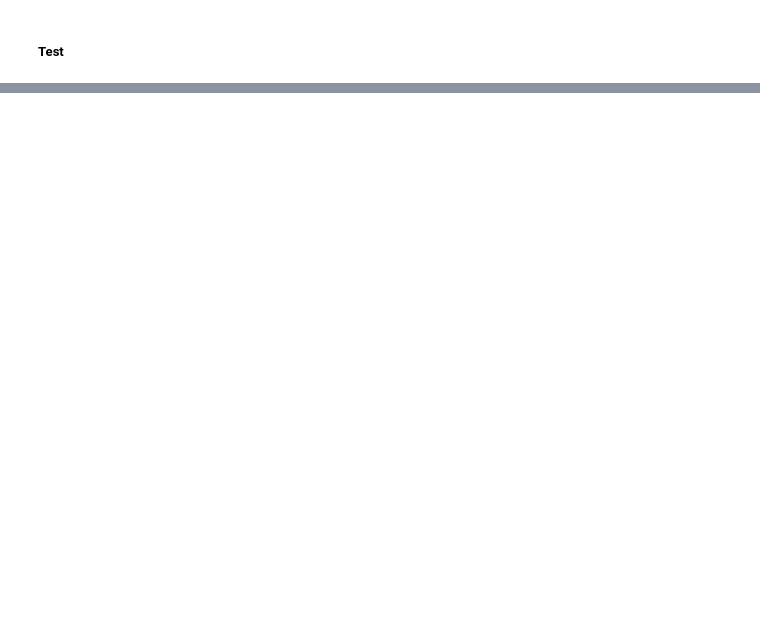
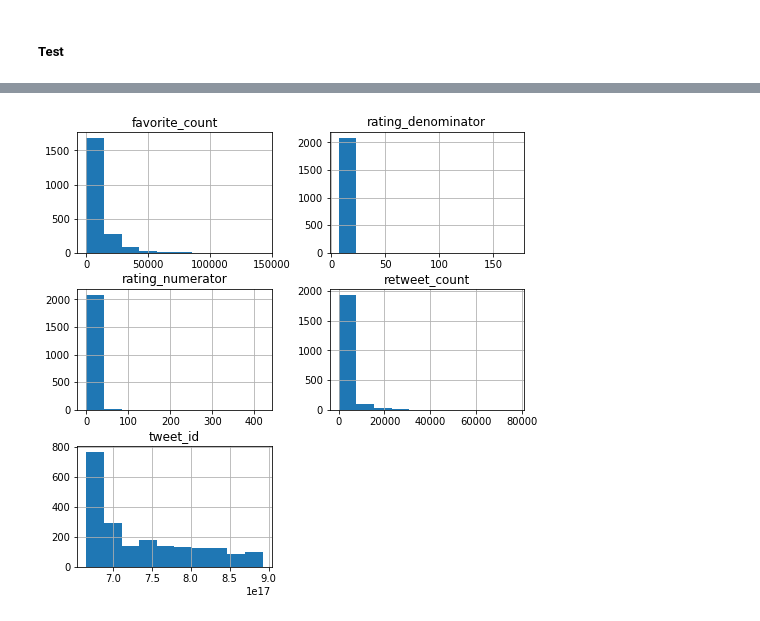
Before and after one commit to guilhermelfl/DogRatesTwitterAnalyse, a Jupyter notebook: DogRatesTwitterAnalyse.ipynb, the cells around one changed output, grey strips where cells are left out. Cells and saved outputs as stored; diff of their text form; code cells hidden in the pictures; blank space fills up the shorter version.

```diff
--- a/DogRatesTwitterAnalyse.ipynb
+++ b/DogRatesTwitterAnalyse.ipynb
@@ -693,0 +730,2 @@ Deleted the duplicated rows, letting just 1 from each jpeg
+# %%
+tweets_clean.name.replace(["such","a","an","the"], ["None","None","None","None"], inplace= True)
@@ -693,0 +760,4 @@ Deleted the duplicated rows, letting just 1 from each jpeg
+# %%
+tweets_clean.hist(figsize=[8,8]);
+# %% [output]
+[figure, added]
```
Also changed, not shown: parts of 56 cells of this notebook, 3 other files.
